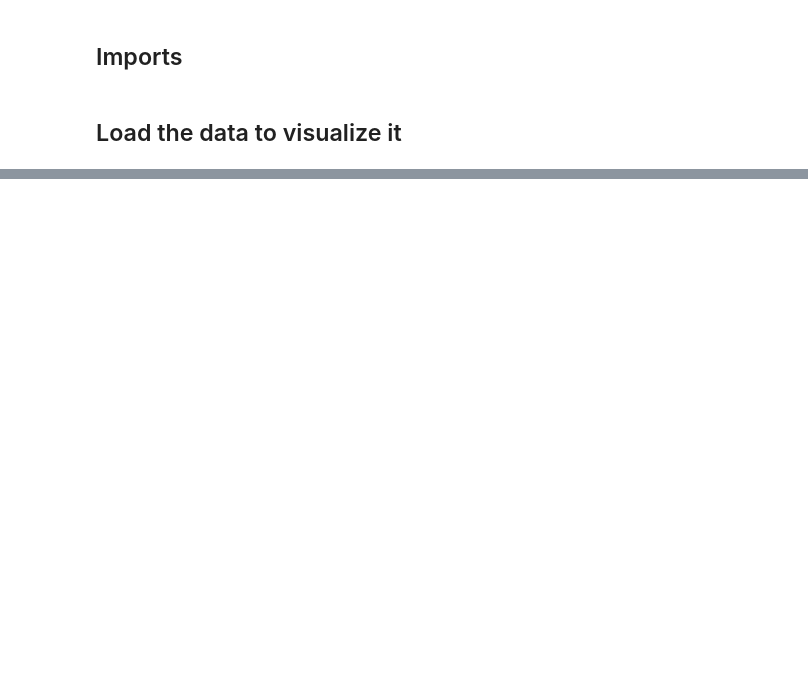
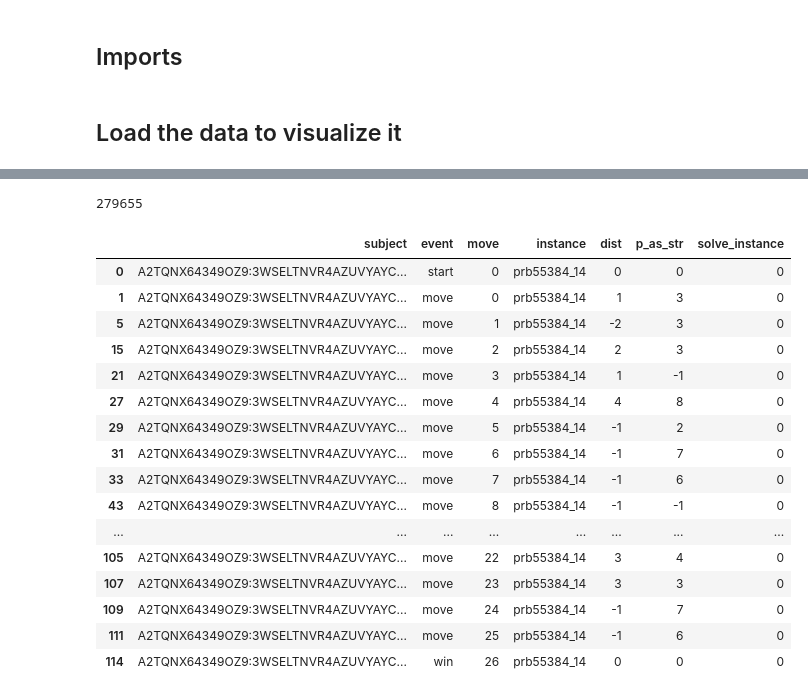
Before and after one commit to AlbertLiangca/ANDOR-Trees-replication, a Jupyter notebook: Models/participant_data.ipynb, the cells around one changed output, grey strips where cells are left out. Drawn from its saved outputs; the diff is of its cells as text; code cells hidden in the pictures; blank space fills up the shorter version.

```diff
--- a/Models/participant_data.ipynb
+++ b/Models/participant_data.ipynb
@@ -73,3 +69,30 @@ def parse_data_matrix(df):
 # %%
 s1_prb10206_7_processed = parse_data_matrix(s1_prb10206_7)
 s1_prb10206_7_processed.to_csv('../Data/my_processed_data/s1_prb10206_7_processed.csv')
+# %%
+len(all_data_matrix)
+# %% [output]
+279655
+# %%
+subject_1_p = parse_data_matrix(subject_1)
+first_g_first_instc = subject_1_p[subject_1_p['instance']=='prb55384_14']
+fgfi_no_dup = first_g_first_instc[first_g_first_instc['solve_instance']==pd.unique(first_g_first_instc['solve_instance'])[0]]
+fgfi_no_dup
+# %% [output]
+|  | subject | event | move | instance | dist | p_as_str | solve_instance |
+| 0 | A2TQNX64349OZ9:3WSELTNVR4AZUVYAYC... | start | 0 | prb55384_14 | 0 | 0 | 0 |
+| 1 | A2TQNX64349OZ9:3WSELTNVR4AZUVYAYC... | move | 0 | prb55384_14 | 1 | 3 | 0 |
+| 5 | A2TQNX64349OZ9:3WSELTNVR4AZUVYAYC... | move | 1 | prb55384_14 | -2 | 3 | 0 |
+| 15 | A2TQNX64349OZ9:3WSELTNVR4AZUVYAYC... | move | 2 | prb55384_14 | 2 | 3 | 0 |
+| 21 | A2TQNX64349OZ9:3WSELTNVR4AZUVYAYC... | move | 3 | prb55384_14 | 1 | -1 | 0 |
+| 27 | A2TQNX64349OZ9:3WSELTNVR4AZUVYAYC... | move | 4 | prb55384_14 | 4 | 8 | 0 |
+| 29 | A2TQNX64349OZ9:3WSELTNVR4AZUVYAYC... | move | 5 | prb55384_14 | -1 | 2 | 0 |
+| 31 | A2TQNX64349OZ9:3WSELTNVR4AZUVYAYC... | move | 6 | prb55384_14 | -1 | 7 | 0 |
+| 33 | A2TQNX64349OZ9:3WSELTNVR4AZUVYAYC... | move | 7 | prb55384_14 | -1 | 6 | 0 |
+| 43 | A2TQNX64349OZ9:3WSELTNVR4AZUVYAYC... | move | 8 | prb55384_14 | -1 | -1 | 0 |
+| ... | ... | ... | ... | ... | ... | ... | ... |
+| 105 | A2TQNX64349OZ9:3WSELTNVR4AZUVYAYC... | move | 22 | prb55384_14 | 3 | 4 | 0 |
+| 107 | A2TQNX64349OZ9:3WSELTNVR4AZUVYAYC... | move | 23 | prb55384_14 | 3 | 3 | 0 |
+| 109 | A2TQNX64349OZ9:3WSELTNVR4AZUVYAYC... | move | 24 | prb55384_14 | -1 | 7 | 0 |
+| 111 | A2TQNX64349OZ9:3WSELTNVR4AZUVYAYC... | move | 25 | prb55384_14 | -1 | 6 | 0 |
+| 114 | A2TQNX64349OZ9:3WSELTNVR4AZUVYAYC... | win | 26 | prb55384_14 | 0 | 0 | 0 |
```
Also changed, not shown: parts of 10 cells of this notebook, 6 other files.
